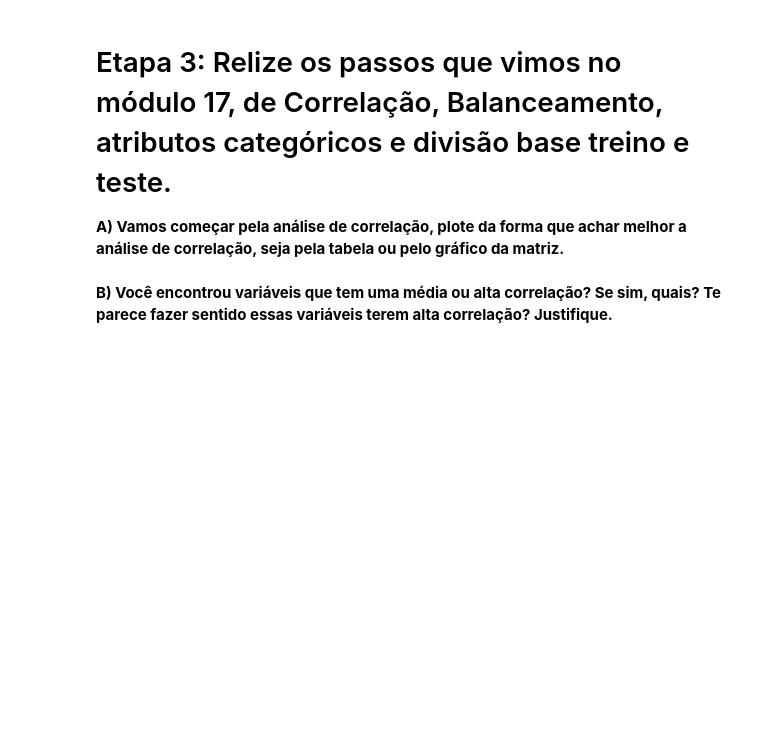
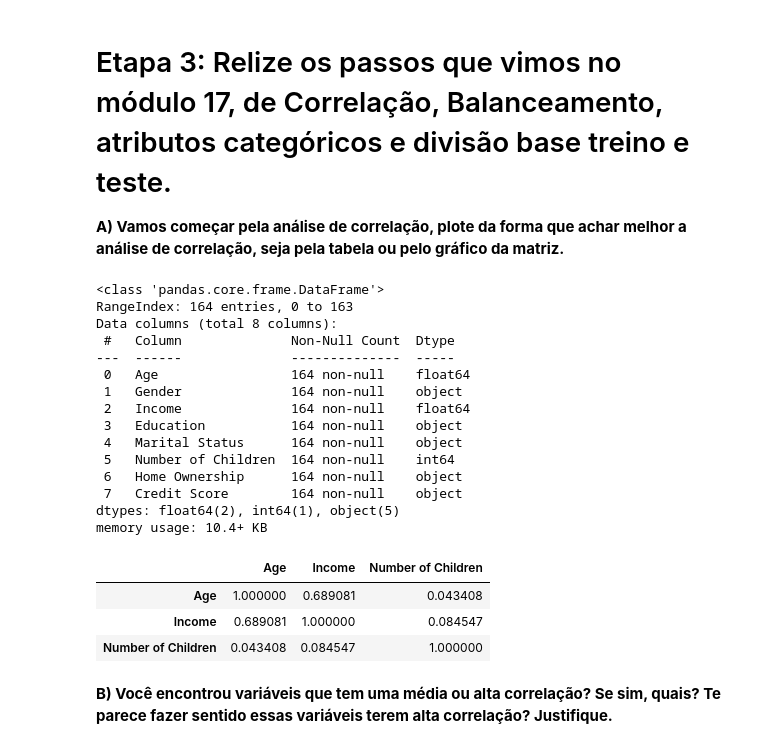
Before and after one commit to MiguellMAC/EBAC.DATA_SCIENCE, a Jupyter notebook: Atividade_Cap17/Profissao Cientista de Dados M17 Projeto.ipynb, the cells around one changed output. Drawn from its saved outputs; the diff is of its cells as text; code cells hidden in the pictures; blank space fills up the shorter version.

```diff
--- a/Atividade_Cap17/Profissao Cientista de Dados M17 Projeto.ipynb
+++ b/Atividade_Cap17/Profissao Cientista de Dados M17 Projeto.ipynb
@@ -418,2 +586,25 @@ Tente responder as seguintes perguntas com gráficos seguidos de insights:**
+# %%
+df.info()
+df.select_dtypes(include=['number']).corr()
+# %% [output]
+<class 'pandas.core.frame.DataFrame'>
+RangeIndex: 164 entries, 0 to 163
+Data columns (total 8 columns):
+ #   Column              Non-Null Count  Dtype
+---  ------              --------------  -----
+ 0   Age                 164 non-null    float64
+ 1   Gender              164 non-null    object
+ 2   Income              164 non-null    float64
+ 3   Education           164 non-null    object
+ 4   Marital Status      164 non-null    object
+ 5   Number of Children  164 non-null    int64
+ 6   Home Ownership      164 non-null    object
+ 7   Credit Score        164 non-null    object
+dtypes: float64(2), int64(1), object(5)
+memory usage: 10.4+ KB
+|  | Age | Income | Number of Children |
+| Age | 1.000000 | 0.689081 | 0.043408 |
+| Income | 0.689081 | 1.000000 | 0.084547 |
+| Number of Children | 0.043408 | 0.084547 | 1.000000 |
 # %% [markdown]
 **B) Você encontrou variáveis que tem uma média ou alta correlação? Se sim, quais? Te parece fazer sentido essas variáveis terem alta correlação? Justifique.**
```
Also changed, not shown: parts of 36 cells of this notebook.
